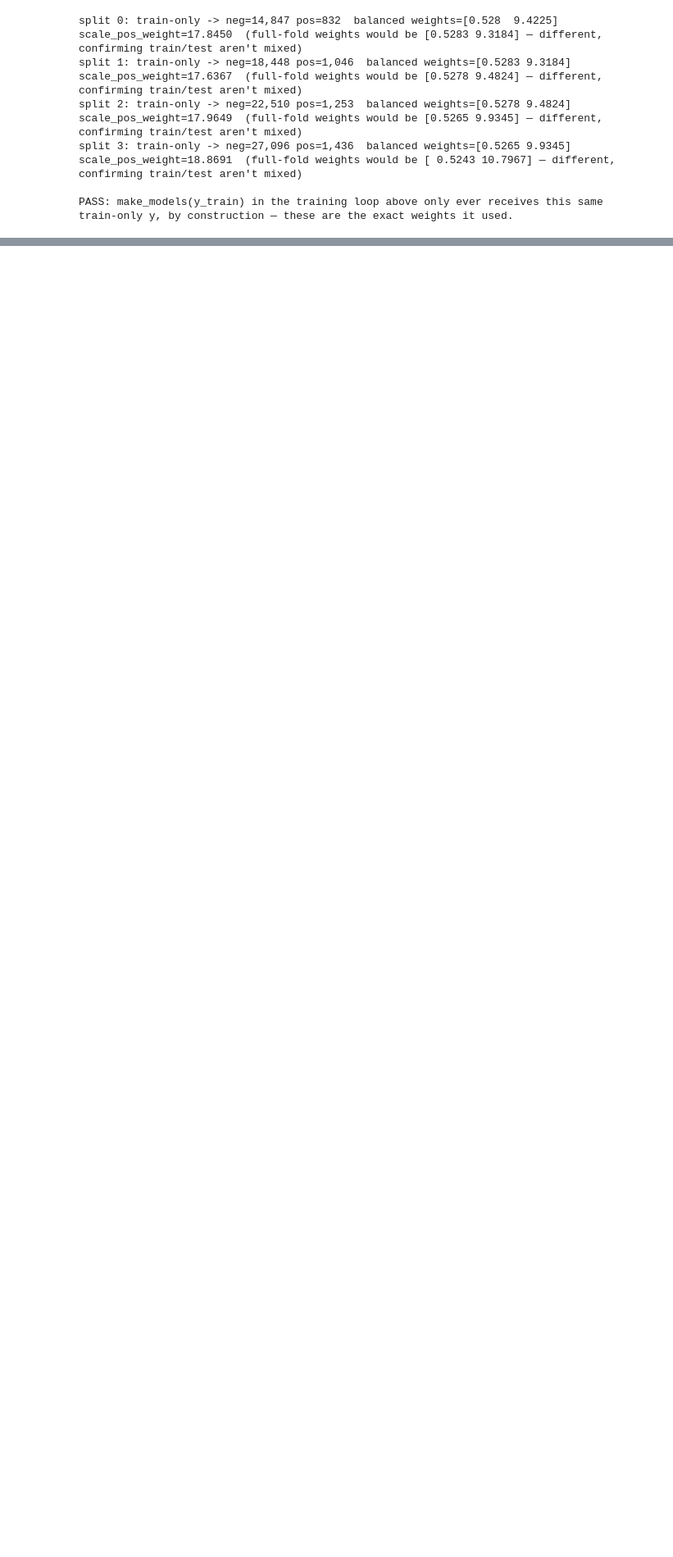
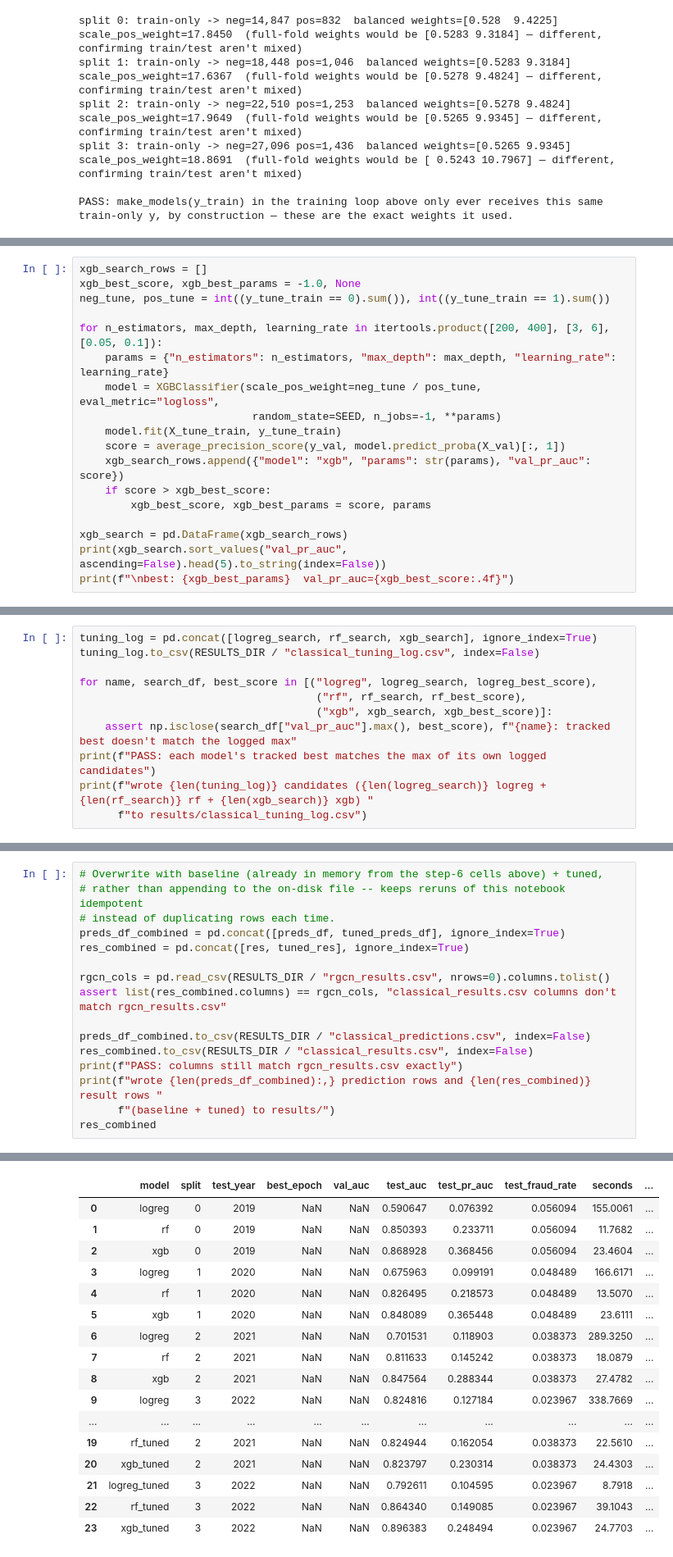
Before and after one commit to iiank/BT4012-Group14, a Jupyter notebook: notebook/model_classical.ipynb, the cells around one changed output, grey strips where cells are left out. Shown at 82% size. Saved outputs shown, nothing was run; the diff lists cells and outputs as text; blank space fills up the shorter version.

```diff
--- a/notebook/model_classical.ipynb
+++ b/notebook/model_classical.ipynb
@@ -314,0 +424,18 @@ PASS: make_models(y_train) in the training loop above only ever receives this sa
+# %%
+xgb_search_rows = []
+xgb_best_score, xgb_best_params = -1.0, None
+neg_tune, pos_tune = int((y_tune_train == 0).sum()), int((y_tune_train == 1).sum())
+
+for n_estimators, max_depth, learning_rate in itertools.product([200, 400], [3, 6], [0.05, 0.1]):
+    params = {"n_estimators": n_estimators, "max_depth": max_depth, "learning_rate": learning_rate}
+    model = XGBClassifier(scale_pos_weight=neg_tune / pos_tune, eval_metric="logloss",
+                           random_state=SEED, n_jobs=-1, **params)
+    model.fit(X_tune_train, y_tune_train)
+    score = average_precision_score(y_val, model.predict_proba(X_val)[:, 1])
+    xgb_search_rows.append({"model": "xgb", "params": str(params), "val_pr_auc": score})
+    if score > xgb_best_score:
+        xgb_best_score, xgb_best_params = score, params
+
+xgb_search = pd.DataFrame(xgb_search_rows)
+print(xgb_search.sort_values("val_pr_auc", ascending=False).head(5).to_string(index=False))
+print(f"\nbest: {xgb_best_params}  val_pr_auc={xgb_best_score:.4f}")
@@ -314,0 +451,11 @@ PASS: make_models(y_train) in the training loop above only ever receives this sa
+# %%
+tuning_log = pd.concat([logreg_search, rf_search, xgb_search], ignore_index=True)
+tuning_log.to_csv(RESULTS_DIR / "classical_tuning_log.csv", index=False)
+
+for name, search_df, best_score in [("logreg", logreg_search, logreg_best_score),
+                                     ("rf", rf_search, rf_best_score),
+                                     ("xgb", xgb_search, xgb_best_score)]:
+    assert np.isclose(search_df["val_pr_auc"].max(), best_score), f"{name}: tracked best doesn't match the logged max"
+print(f"PASS: each model's tracked best matches the max of its own logged candidates")
+print(f"wrote {len(tuning_log)} candidates ({len(logreg_search)} logreg + {len(rf_search)} rf + {len(xgb_search)} xgb) "
+      f"to results/classical_tuning_log.csv")
@@ -314,0 +553,17 @@ PASS: make_models(y_train) in the training loop above only ever receives this sa
+# %%
+# Overwrite with baseline (already in memory from the step-6 cells above) + tuned,
+# rather than appending to the on-disk file -- keeps reruns of this notebook idempotent
+# instead of duplicating rows each time.
+preds_df_combined = pd.concat([preds_df, tuned_preds_df], ignore_index=True)
+res_combined = pd.concat([res, tuned_res], ignore_index=True)
+
+rgcn_cols = pd.read_csv(RESULTS_DIR / "rgcn_results.csv", nrows=0).columns.tolist()
+assert list(res_combined.columns) == rgcn_cols, "classical_results.csv columns don't match rgcn_results.csv"
+
+preds_df_combined.to_csv(RESULTS_DIR / "classical_predictions.csv", index=False)
+res_combined.to_csv(RESULTS_DIR / "classical_results.csv", index=False)
+print(f"PASS: columns still match rgcn_results.csv exactly")
+print(f"wrote {len(preds_df_combined):,} prediction rows and {len(res_combined)} result rows "
+      f"(baseline + tuned) to results/")
+res_combined
+# %% [output]
@@ -314,0 +572,17 @@ PASS: make_models(y_train) in the training loop above only ever receives this sa
+|  | model | split | test_year | best_epoch | val_auc | test_auc | test_pr_auc | test_fraud_rate | seconds | ... |
+| 0 | logreg | 0 | 2019 | NaN | NaN | 0.590647 | 0.076392 | 0.056094 | 155.0061 | ... |
+| 1 | rf | 0 | 2019 | NaN | NaN | 0.850393 | 0.233711 | 0.056094 | 11.7682 | ... |
+| 2 | xgb | 0 | 2019 | NaN | NaN | 0.868928 | 0.368456 | 0.056094 | 23.4604 | ... |
+| 3 | logreg | 1 | 2020 | NaN | NaN | 0.675963 | 0.099191 | 0.048489 | 166.6171 | ... |
+| 4 | rf | 1 | 2020 | NaN | NaN | 0.826495 | 0.218573 | 0.048489 | 13.5070 | ... |
+| 5 | xgb | 1 | 2020 | NaN | NaN | 0.848089 | 0.365448 | 0.048489 | 23.6111 | ... |
+| 6 | logreg | 2 | 2021 | NaN | NaN | 0.701531 | 0.118903 | 0.038373 | 289.3250 | ... |
+| 7 | rf | 2 | 2021 | NaN | NaN | 0.811633 | 0.145242 | 0.038373 | 18.0879 | ... |
+| 8 | xgb | 2 | 2021 | NaN | NaN | 0.847564 | 0.288344 | 0.038373 | 27.4782 | ... |
+| 9 | logreg | 3 | 2022 | NaN | NaN | 0.824816 | 0.127184 | 0.023967 | 338.7669 | ... |
+| ... | ... | ... | ... | ... | ... | ... | ... | ... | ... | ... |
+| 19 | rf_tuned | 2 | 2021 | NaN | NaN | 0.824944 | 0.162054 | 0.038373 | 22.5610 | ... |
+| 20 | xgb_tuned | 2 | 2021 | NaN | NaN | 0.823797 | 0.230314 | 0.038373 | 24.4303 | ... |
+| 21 | logreg_tuned | 3 | 2022 | NaN | NaN | 0.792611 | 0.104595 | 0.023967 | 8.7918 | ... |
+| 22 | rf_tuned | 3 | 2022 | NaN | NaN | 0.864340 | 0.149085 | 0.023967 | 39.1043 | ... |
+| 23 | xgb_tuned | 3 | 2022 | NaN | NaN | 0.896383 | 0.248494 | 0.023967 | 24.7703 | ... |
```
Also changed, not shown: parts of 15 cells of this notebook.
